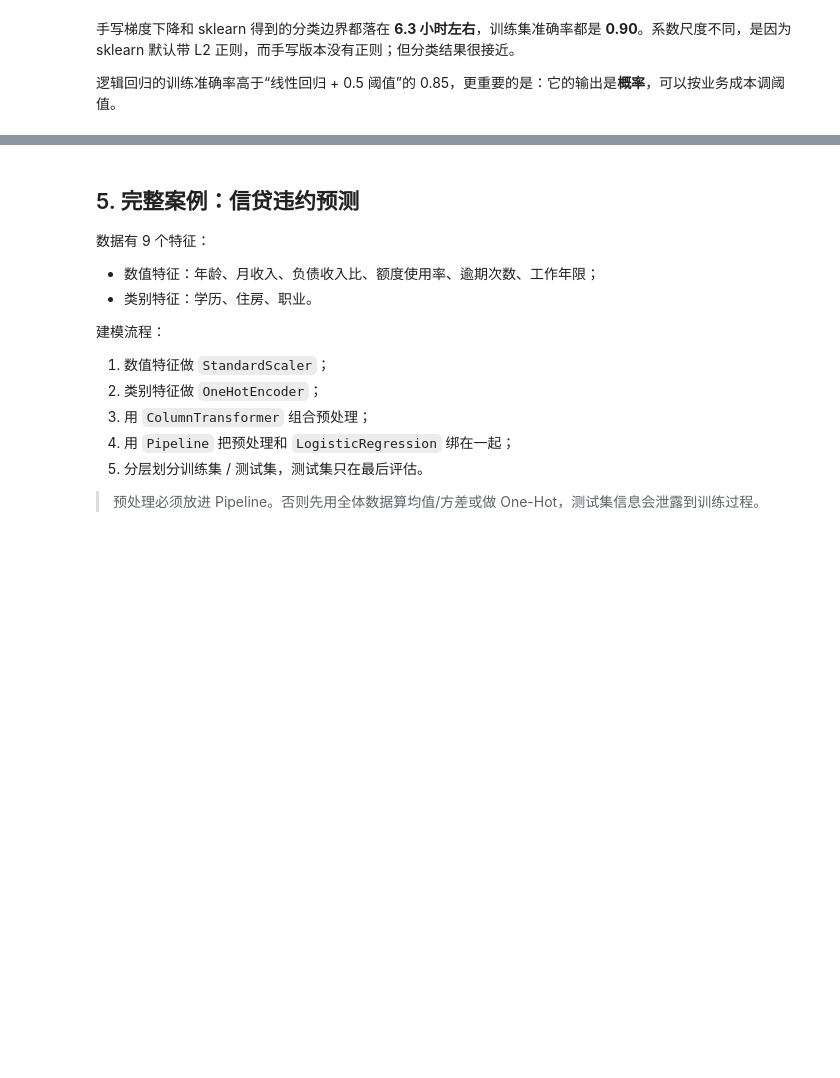
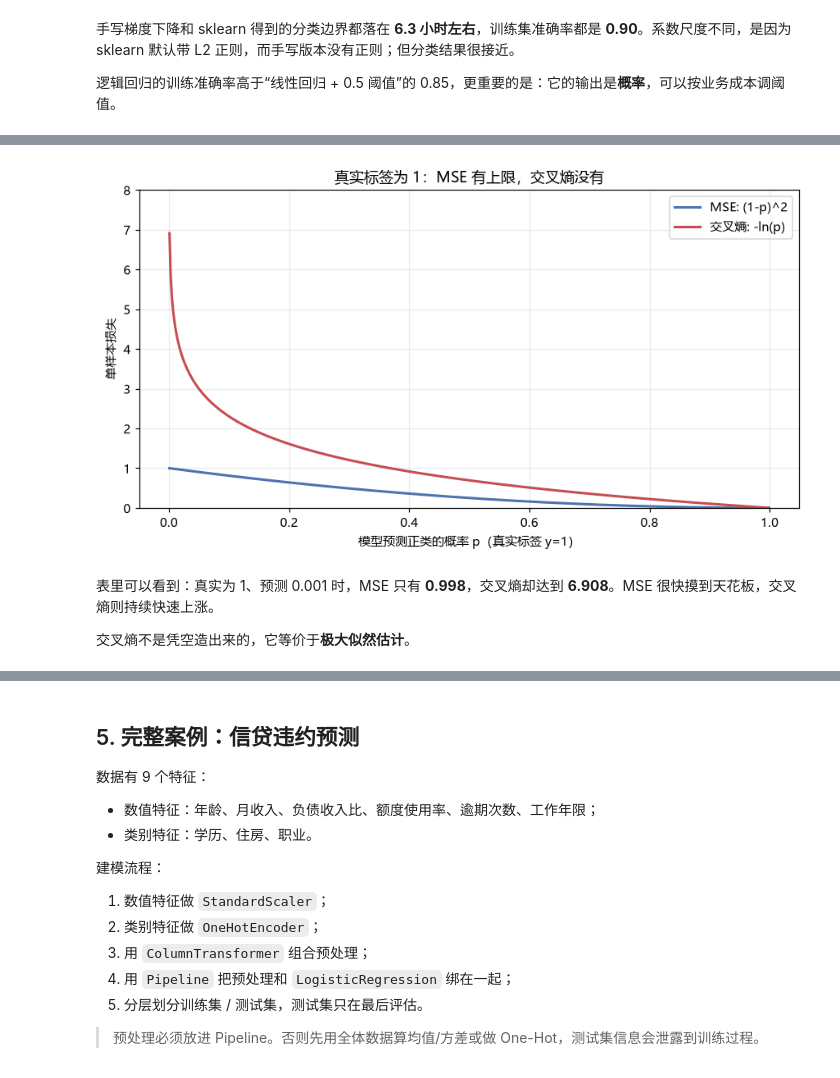
Before and after one commit to GIT-YOYOYO/Machine-Learning, a Jupyter notebook: notebooks/逻辑回归笔记.ipynb, the cells around one changed output, grey strips where cells are left out. Drawn from its saved outputs; the diff is of its cells as text; code cells hidden in the pictures; blank space fills up the shorter version.

```diff
--- a/notebooks/逻辑回归笔记.ipynb
+++ b/notebooks/逻辑回归笔记.ipynb
@@ -502,0 +721,20 @@ plt.show()
+# %%
+p_grid = np.linspace(0.001, 0.999, 500)
+fig, ax = plt.subplots(figsize=(8, 4.5))
+ax.plot(p_grid, (1 - p_grid) ** 2, color="#4C72B0", linewidth=2, label="MSE: (1-p)^2")
+ax.plot(p_grid, -np.log(p_grid), color="#C44E52", linewidth=2, label="交叉熵: -ln(p)")
+ax.set_xlabel("模型预测正类的概率 p（真实标签 y=1）")
+ax.set_ylabel("单样本损失")
+ax.set_title("真实标签为 1：MSE 有上限，交叉熵没有")
+ax.set_ylim(0, 8)
+ax.legend()
+ax.grid(alpha=0.25)
+plt.tight_layout()
+plt.savefig(IMAGES / "notes10_fig_loss_comparison.png", bbox_inches="tight")
+plt.show()
+# %% [output]
+[figure, added]
+# %% [markdown]
+表里可以看到：真实为 1、预测 0.001 时，MSE 只有 **0.998**，交叉熵却达到 **6.908**。MSE 很快摸到天花板，交叉熵则持续快速上涨。
+
+交叉熵不是凭空造出来的，它等价于**极大似然估计**。
```
Also changed, not shown: parts of 14 cells of this notebook, 10 other files.
